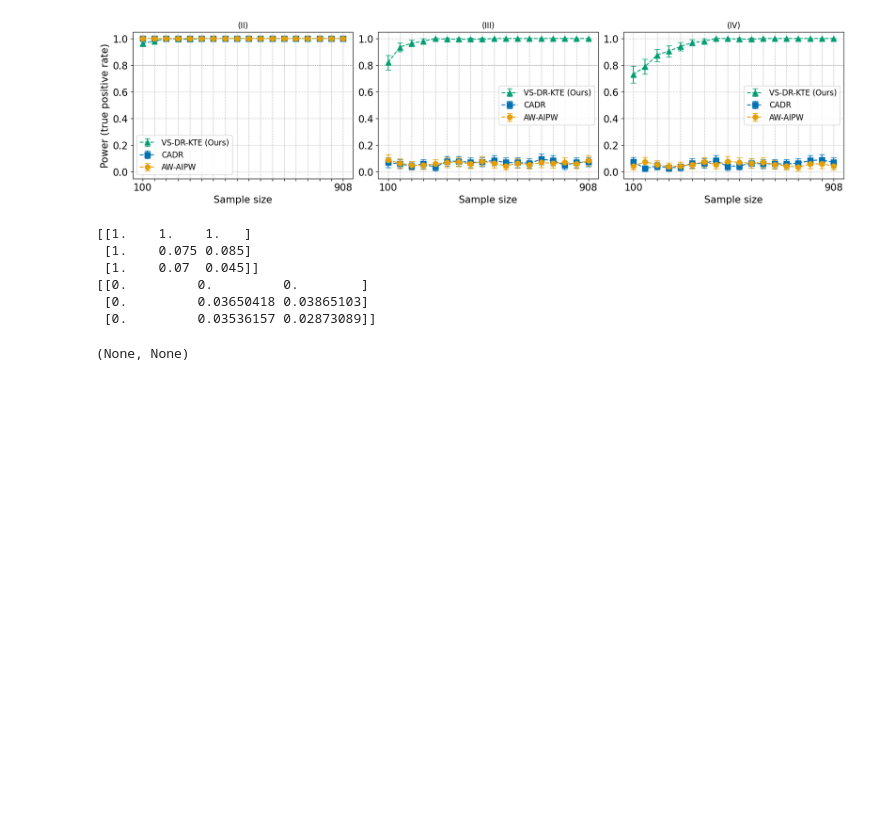
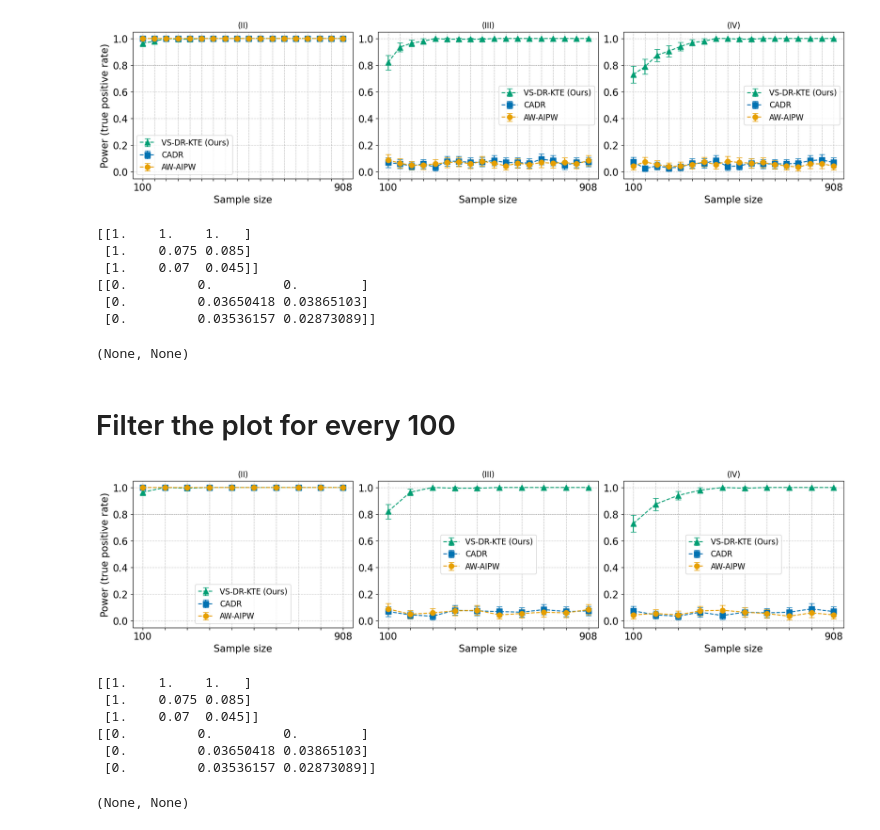
Before and after one commit to houssamzenati/adaptive-KTE, a Jupyter notebook: experiment_adaptive_IHDP_sinusoidal.ipynb, the cells around one changed output. Cells and saved outputs as stored; diff of their text form; code cells hidden in the pictures; blank space fills up the shorter version.

```diff
--- a/experiment_adaptive_IHDP_sinusoidal.ipynb
+++ b/experiment_adaptive_IHDP_sinusoidal.ipynb
@@ -707,3 +707,83 @@ b =  IV
  [0.         0.03650418 0.03865103]
  [0.         0.03536157 0.02873089]]
 (None, None)
+# %% [markdown]
+# Filter the plot for every 100
+# %%
+ns_list=np.array(list(np.arange(100, 908, 100))+ [908])
+# Scenario I adaptive setting
+name_folder_list_adaptive_null = ['results/' + 'adaptive_ihdp' + '/']
+ns_list_false_null = ns_list
+ns_array_false_null = np.array(ns_list_false_null)
+b_list_false_null = ['II', 'III', 'IV']
+methods_false_null = ['VS-DR-KTE', 'CADR', 'Hadad']
+case_list_false_null = [1]
+
+d = dict()
+
+for name_folder in name_folder_list_adaptive_null:
+    for b in b_list_false_null:
+        for method in methods_false_null:
+            for case in case_list_false_null:
+                for ns in ns_array_false_null:
+                    name = name_folder + 'ns' + str(ns) + 'b' + str(b) + method + '_alternating.csv'
+                    d[name] = pd.read_csv(name, index_col = 0)
+
+plot_power_scenarios_adaptive_alternative(
+    d=d,
+    scenario_list=['II','III','IV'],
+    ns_list=np.array(list(np.arange(100, 908, 100))+ [908]),
+    methods=['VS-DR-KTE', 'CADR', 'Hadad'],
+    name_folder='results/adaptive_ihdp/',
+    split_suffix='_alternating.csv',
+    alpha=0.05,
+    save_path='plots/scenarios_II_III_IV_adaptive_ihdp_power.png'
+)
+
+d = dict()
+name_folder = 'results/adaptive_ihdp/'
+ns = 908
+b_list = ['II', 'III', 'IV']
+method_list = ['VS-DR-KTE', 'CADR', 'Hadad']
+method_names = ['VS-DR-KTE', 'CADR', 'Hadad']
+for b in b_list:
+    for method in method_list:
+        # name = name_folder + 'b' + b + method + '.csv'
+        name = name_folder + 'ns' + str(ns) + 'b' + str(b) + method + '_alternating.csv'
+        d[name] = pd.read_csv(name, index_col = 0)
+
+from math import sqrt
+
+rejection_proportion = np.zeros((len(b_list), len(method_list)))
+rejection_proportion_se = np.zeros((len(b_list), len(method_list)))
+confidence_level = 0.05
+
+for i, b in enumerate(b_list):
+    for j, method in enumerate(method_list):
+        name = name_folder + 'ns' + str(ns) + 'b' + str(b) + method + '_alternating.csv'
+        pvals = d[name]['p_values']            # array-like of p-values for this config
+        N = len(pvals)
+        if N == 0:
+            rejection_proportion[i, j] = np.nan
+            rejection_proportion_se[i, j] = np.nan
+            continue
+
+        # estimated rejection probability
+        p_hat = (pvals < confidence_level).mean()
+        # Monte-Carlo standard error for a proportion (Bernoulli)
+        se = 1.96*sqrt(p_hat * (1.0 - p_hat) / N)
+
+        rejection_proportion[i, j] = p_hat
+        rejection_proportion_se[i, j] = se
+
+# show arrays
+print(rejection_proportion), print(rejection_proportion_se)
+# %% [output]
+[figure, added]
+[[1.    1.    1.   ]
+ [1.    0.075 0.085]
+ [1.    0.07  0.045]]
+[[0.         0.         0.        ]
+ [0.         0.03650418 0.03865103]
+ [0.         0.03536157 0.02873089]]
+(None, None)
```
